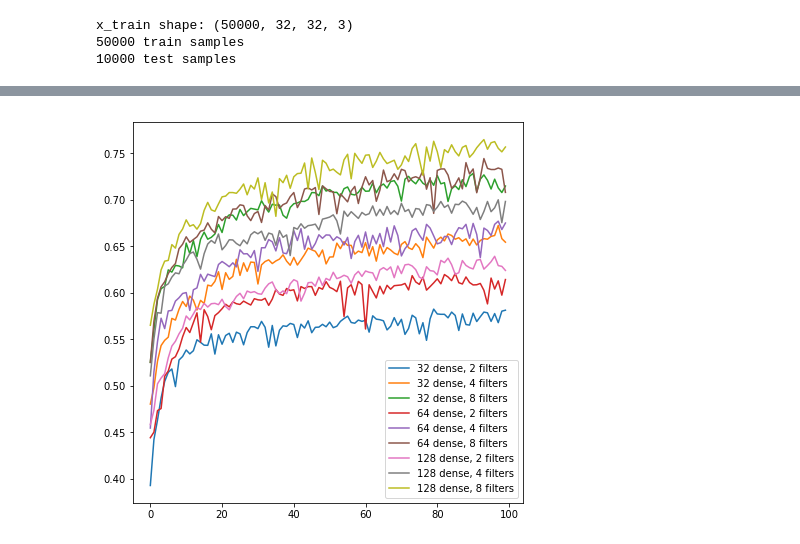
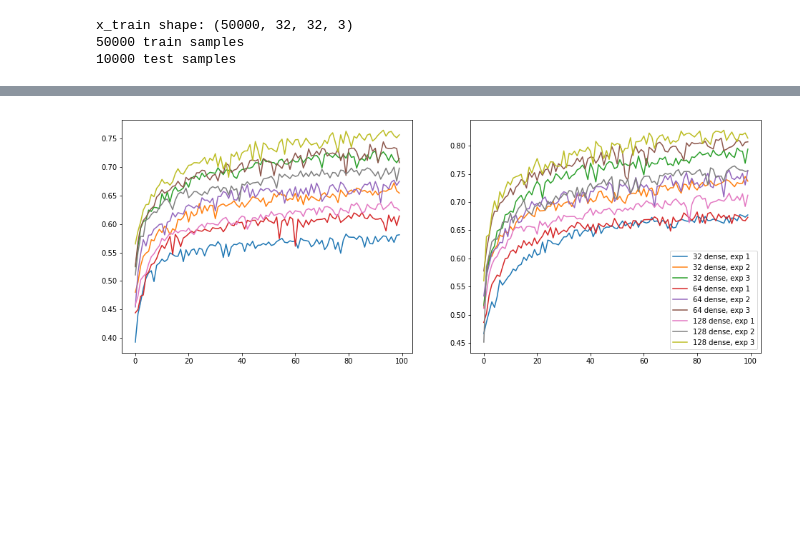
Before and after one commit to AlexStasik/UniquenessOfCNNLearning, a Jupyter notebook: code/cifar5_find_smallest_network.ipynb, the cells around one changed output, grey strips where cells are left out. Saved outputs shown, nothing was run; the diff lists cells and outputs as text; code cells hidden in the pictures; blank space fills up the shorter version.

```diff
--- a/code/cifar5_find_smallest_network.ipynb
+++ b/code/cifar5_find_smallest_network.ipynb
@@ -170,11 +154,12 @@ for i, nd in enumerate(n_dense):
         with open(os.path.join(savedir, 'history_%d_dense_exp_%d_filters.pkl'%(nd, nf)), 'rb') as f:
             exp_histories.append(((nd, nf), pickle.load(f)))
 # %%
-fig = plt.figure()
-fig.set_size_inches([7, 7])
-for hist in constant_histories:
-    plt.plot(hist[1]['val_acc'], label='%d dense, %d filters'%hist[0])
+fig, ax = plt.subplots(ncols=2, nrows=1)
+fig.set_size_inches([16, 6])
+for i in range(len(exp_histories)):
+    ax[0].plot(constant_histories[i][1]['val_acc'], label='%d dense, %d filters'%constant_histories[i][0])
+    ax[1].plot(exp_histories[i][1]['val_acc'], label='%d dense, exp %d'%exp_histories[i][0])
 plt.legend()
 plt.show()
 # %% [output]
-[figure, old version]
+[figure, new version]
```
Also changed, not shown: parts of 23 cells of this notebook, 3 other files.
